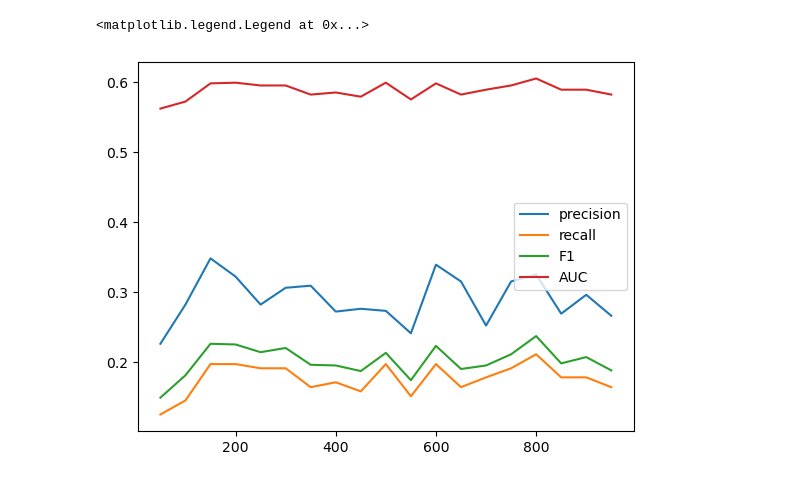
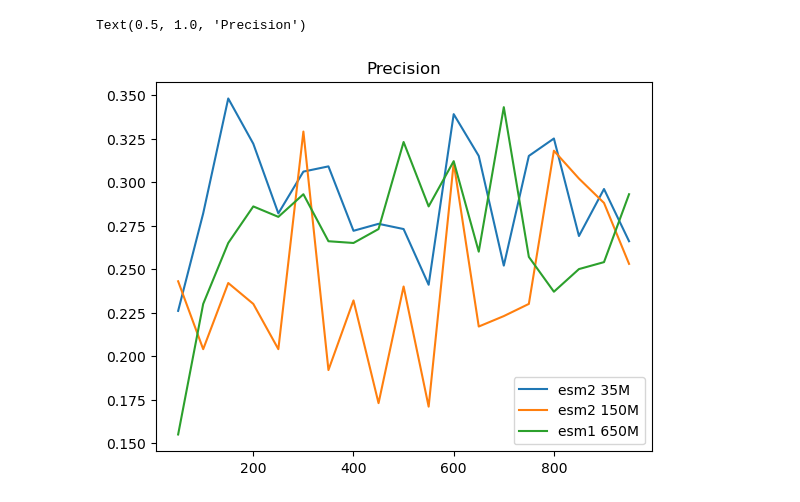
Before and after one commit to xxchenxx/CLEAN, a Jupyter notebook: app/draw.ipynb, the cells around one changed output. Cells and saved outputs as stored; diff of their text form; code cells hidden in the pictures.

```diff
--- a/app/draw.ipynb
+++ b/app/draw.ipynb
@@ -1,5 +1,5 @@
 # %%
 import matplotlib.pyplot as plt
 with open("triplet_esm2_eval.out") as f:
-    contents = f.readlines()
+    result_35m = f.readlines()
 # %%
@@ -16,9 +16,40 @@ for line in contents:
+# %%
+import matplotlib.pyplot as plt
+with open("triplet_esm2_150m_eval.out") as f:
+    result_150m = f.readlines()
+# %%
+result_150m_precisions = []
+result_150m_recalls = []
+result_150m_F1s = []
+result_150m_AUCs = []
+for line in result_150m:
+    if line.startswith(">>> pre"):
+        result_150m_precisions.append(float(line.split("precision: ")[1].split("|")[0]))
+        result_150m_recalls.append(float(line.split("recall: ")[1].split("|")[0]))
+        result_150m_F1s.append(float(line.split("F1: ")[1].split("|")[0]))
+        result_150m_AUCs.append(float(line.split("AUC: ")[1]))
+# %%
+import matplotlib.pyplot as plt
+with open("triplet_esm1_600m_eval.out") as f:
+    result_650m = f.readlines()
+
+
+result_650m_precisions = []
+result_650m_recalls = []
+result_650m_F1s = []
+result_650m_AUCs = []
+for line in result_650m:
+    if line.startswith(">>> pre"):
+        result_650m_precisions.append(float(line.split("precision: ")[1].split("|")[0]))
+        result_650m_recalls.append(float(line.split("recall: ")[1].split("|")[0]))
+        result_650m_F1s.append(float(line.split("F1: ")[1].split("|")[0]))
+        result_650m_AUCs.append(float(line.split("AUC: ")[1]))
 # %%
-plt.plot(range(50, 1000, 50), precisions, label='precision')
-plt.plot(range(50, 1000, 50), recalls, label='recall')
-plt.plot(range(50, 1000, 50), F1s, label='F1')
-plt.plot(range(50, 1000, 50), AUCs, label='AUC')
+plt.plot(range(50, 1000, 50), result_35m_precisions, label='esm2 35M')
+plt.plot(range(50, 1000, 50), result_150m_precisions, label='esm2 150M')
+plt.plot(range(50, 1000, 50), result_650m_precisions, label='esm1 650M')
 plt.legend()
+plt.title("Precision")
 # %% [output]
-<matplotlib.legend.Legend at 0x...>
+Text(0.5, 1.0, 'Precision')
-[figure, old version]
+[figure, new version]
```
Also changed, not shown: parts of 4 cells of this notebook.
